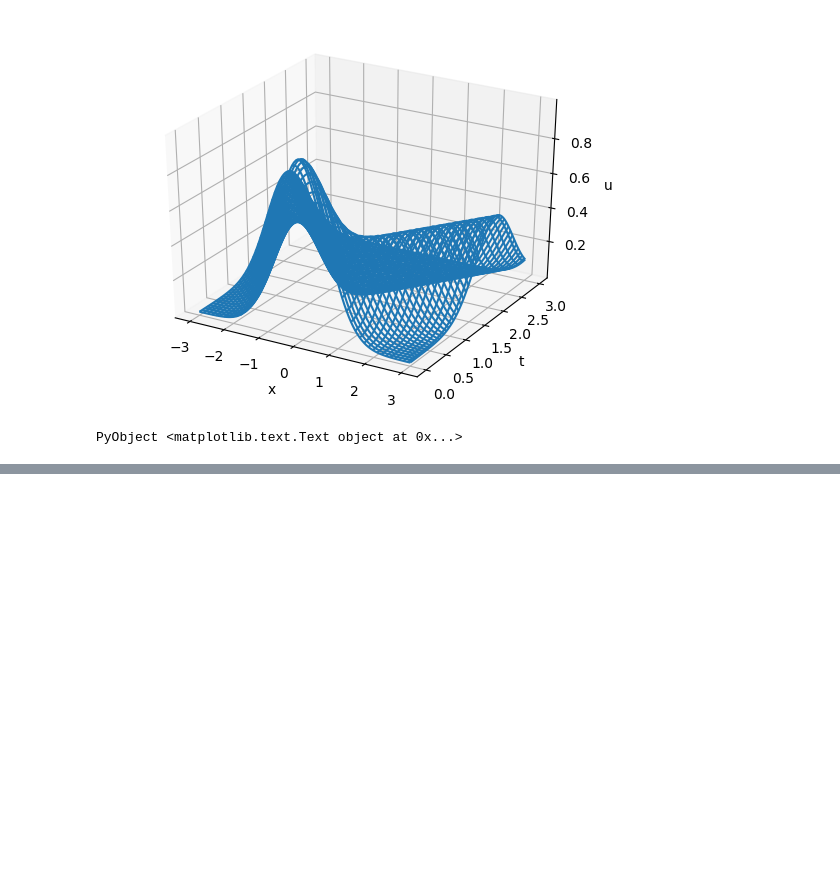
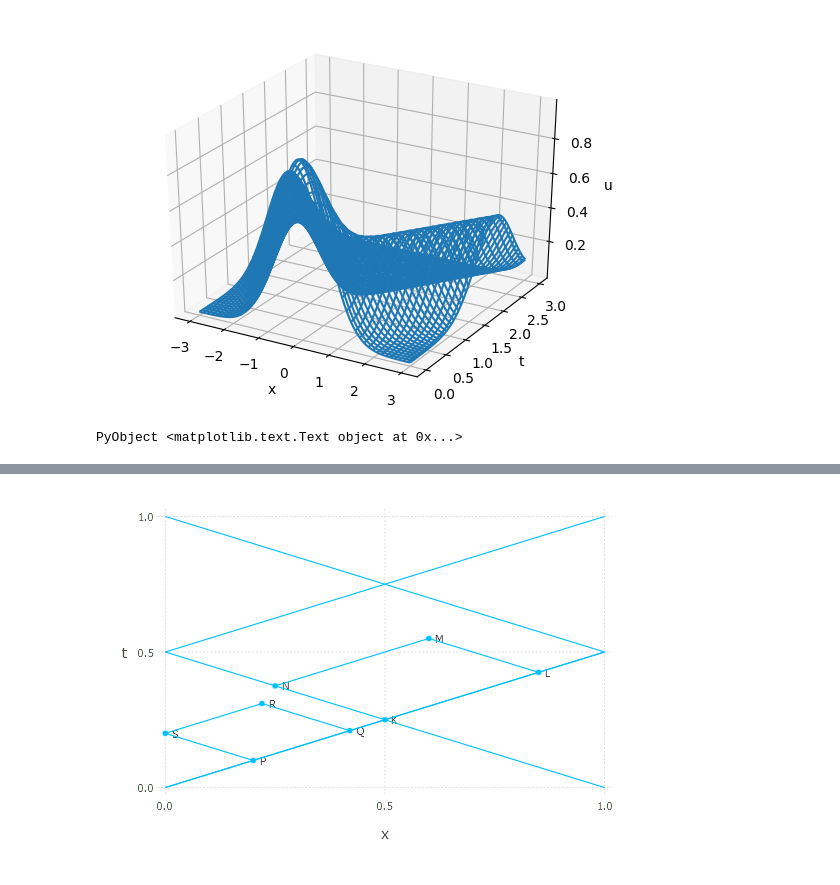
Before and after one commit to ivanslapnicar/Matematika-posebna_poglavlja, a Jupyter notebook: src/MPP07c_DAlembertovo_rjesenje.ipynb, the cells around one changed output, grey strips where cells are left out. Drawn from its saved outputs; the diff is of its cells as text; code cells hidden in the pictures; blank space fills up the shorter version.

```diff
--- a/src/MPP07c_DAlembertovo_rjesenje.ipynb
+++ b/src/MPP07c_DAlembertovo_rjesenje.ipynb
@@ -223,0 +261,20 @@ pa uvrštavanje u (5), dijeljenje s $k^2$ i ignoriranje članova $O(k)$ daje (3)
+# %%
+c=2
+X = [0,0.2,0.42,0.22,0.5,0.25,0.6,0.85]
+T = [0.2,0.1,0.21,0.31,0.25,0.375,0.55,0.425]
+Labels = ["S","P","Q","R","K","N","M","L"]
+Gadfly.plot(layer(x->x/c,0,1),
+    layer(x->(x-0)/c,0,1),
+    layer(x->(x-1)/(-c),0,1),
+    layer(x->(x+1)/c,0,1),
+    layer(x->(x-2)/(-c),0,1),
+    layer(x->(x+0.4)/c,0,0.22),
+    layer(x->(x-0.4)/(-c),0,0.2),
+    layer(x->(x-0.84)/(-c),0.22,0.42),
+    layer(x->(x+0.5)/c,0.25,0.6),
+    layer(x->(x-1.7)/(-c),0.6,0.85),
+    layer(x=X,y=T,label=Labels,Geom.point,Geom.label(position=:right)),
+    Guide.xlabel("x"),Guide.ylabel("t"),
+)
+# %% [output]
+[figure, added]
```
Also changed, not shown: parts of 14 cells of this notebook, 1 other file.
